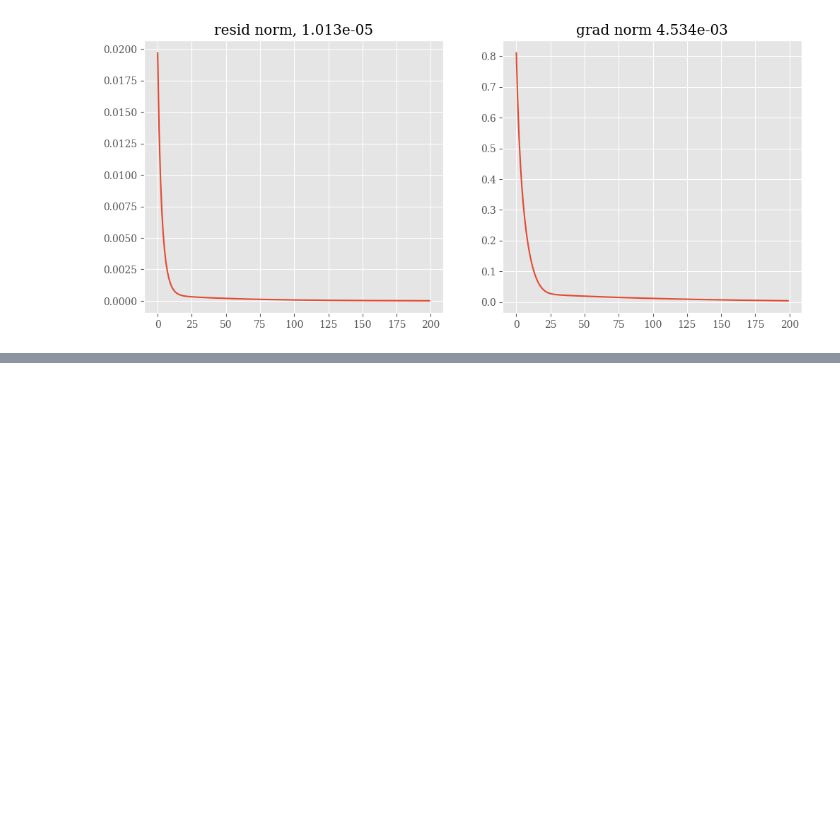
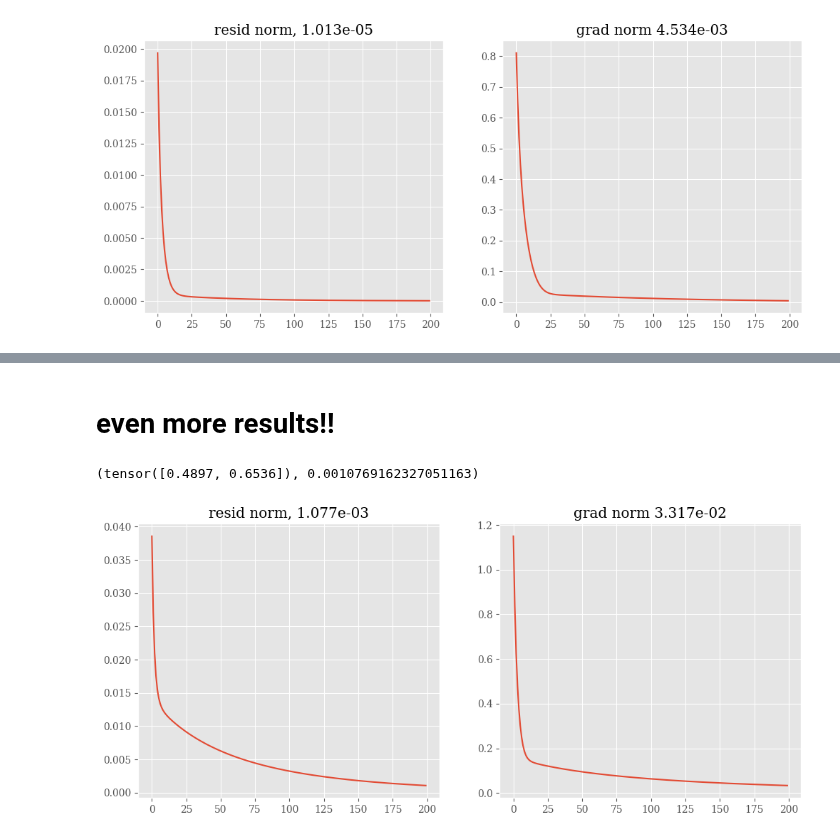
Before and after one commit to MalachiteWind/stable_node_control, a Jupyter notebook: results/mixing_tanks_batch_sweep/control_policy.ipynb, the cells around one changed output, grey strips where cells are left out. Cells and saved outputs as stored; diff of their text form; code cells hidden in the pictures; blank space fills up the shorter version.

Commit message:
prelim analysis of control for batch50 model

```diff
--- a/results/mixing_tanks_batch_sweep/control_policy.ipynb
+++ b/results/mixing_tanks_batch_sweep/control_policy.ipynb
@@ -395,0 +400,25 @@ plt.show()
+# %% [markdown]
+# even more results!!
+# %%
+eta = 1e-2
+gd_steps = 200
+x0 = torch.tensor([0.5,0.5],dtype=torch.float32,)
+x1 = torch.tensor([0.1, 0.9],dtype=torch.float32)
+u0 = torch.tensor([0.5,0.5],dtype=torch.float32,requires_grad=True)
+
+u_control, resid_hist, norm_hist = control_policy(u0,x0,x1,eta,gd_steps=gd_steps,max_iter=10)
+u_control = u_control.detach()
+u_control, resid_hist[-1]
+# %% [output]
+(tensor([0.4897, 0.6536]), 0.0010769162327051163)
+# %%
+fig, (ax1,ax2) = plt.subplots(1,2,figsize=(12,5))
+ax1.plot(resid_hist)
+# ax1.set_yscale('log')
+ax1.set_title(f'resid norm, {resid_hist[-1]:.3e}')
+ax2.plot(norm_hist)
+# ax2.set_yscale('log')
+ax2.set_title(f'grad norm {norm_hist[-1]:.3e}')
+plt.show()
+# %% [output]
+[figure, added]
```
Also changed, not shown: parts of 15 cells of this notebook.
